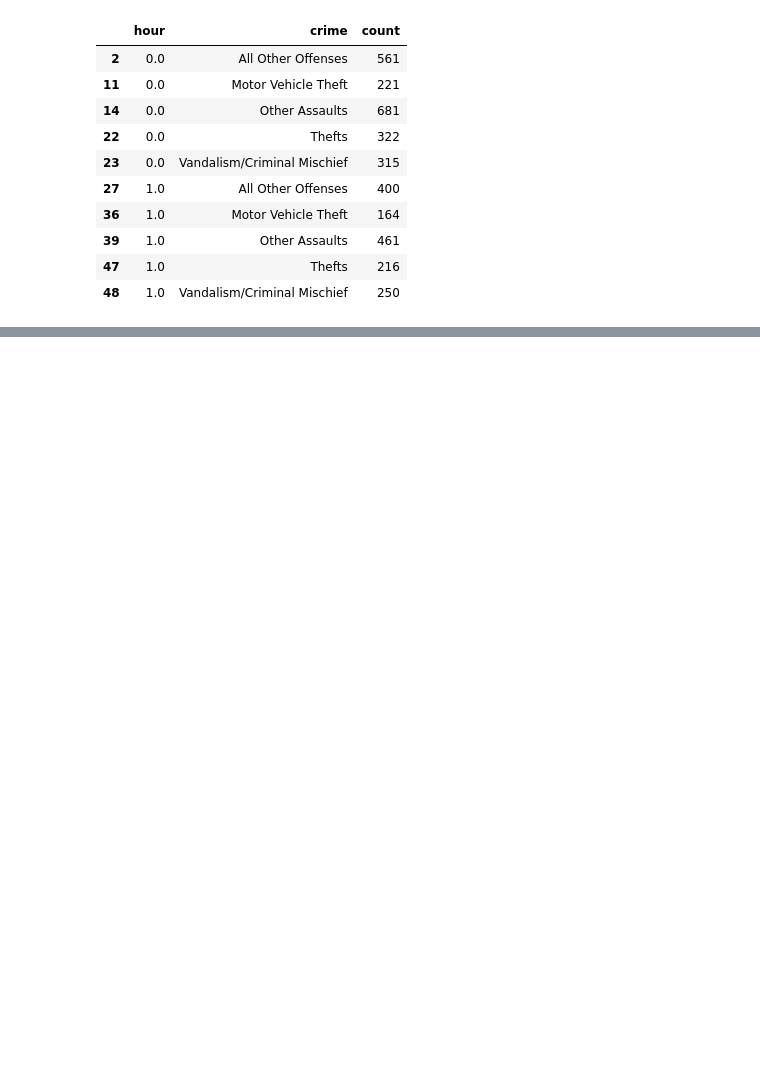
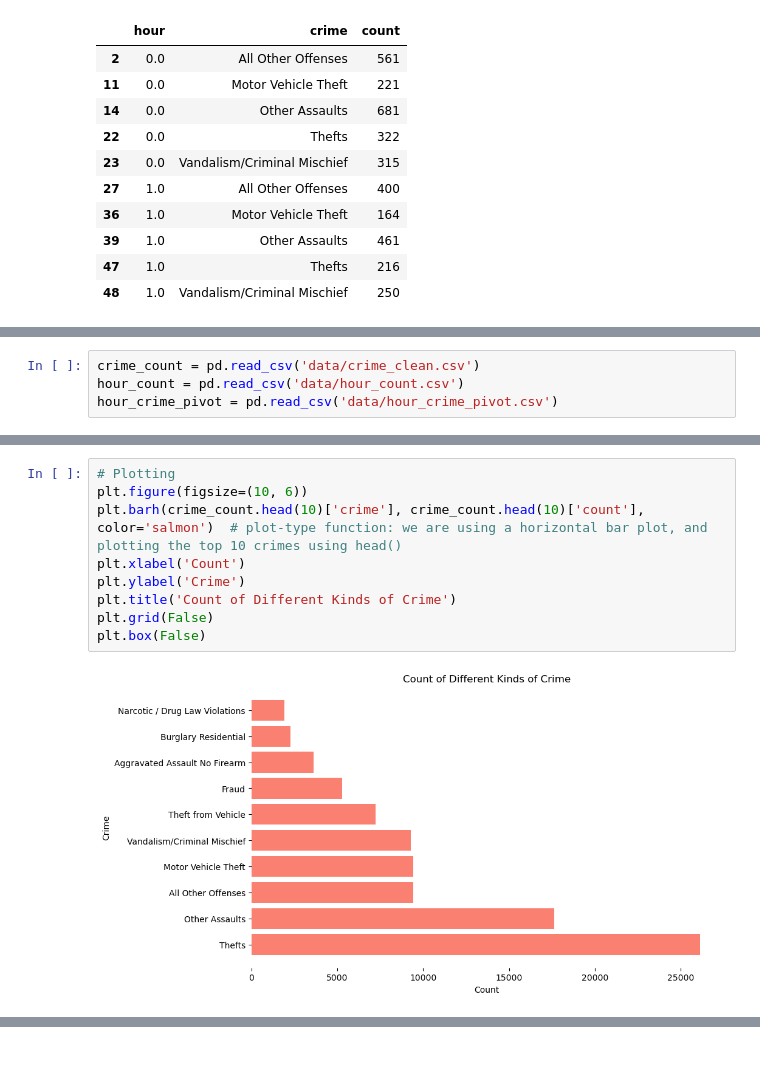
Before and after one commit to musa-550-fall-2024/Additional-Exercises, a Jupyter notebook: 2_data_cleaning_and_analysis.ipynb, the cells around one changed output, grey strips where cells are left out. Cells and saved outputs as stored; diff of their text form; blank space fills up the shorter version.

Commit message:
write to CSV, plot documentation

```diff
--- a/2_data_cleaning_and_analysis.ipynb
+++ b/2_data_cleaning_and_analysis.ipynb
@@ -304,0 +296,4 @@ plt.show()
+# %%
+crime_count = pd.read_csv('data/crime_clean.csv')
+hour_count = pd.read_csv('data/hour_count.csv')
+hour_crime_pivot = pd.read_csv('data/hour_crime_pivot.csv')
@@ -304,0 +310,11 @@ plt.show()
+# %%
+# Plotting
+plt.figure(figsize=(10, 6))
+plt.barh(crime_count.head(10)['crime'], crime_count.head(10)['count'], color='salmon')  # plot-type function: we are using a horizontal bar plot, and plotting the top 10 crimes using head()
+plt.xlabel('Count')
+plt.ylabel('Crime')
+plt.title('Count of Different Kinds of Crime')
+plt.grid(False)
+plt.box(False)
+# %% [output]
+[figure, added]
```
Also changed, not shown: parts of 12 cells of this notebook, 5 other files.
